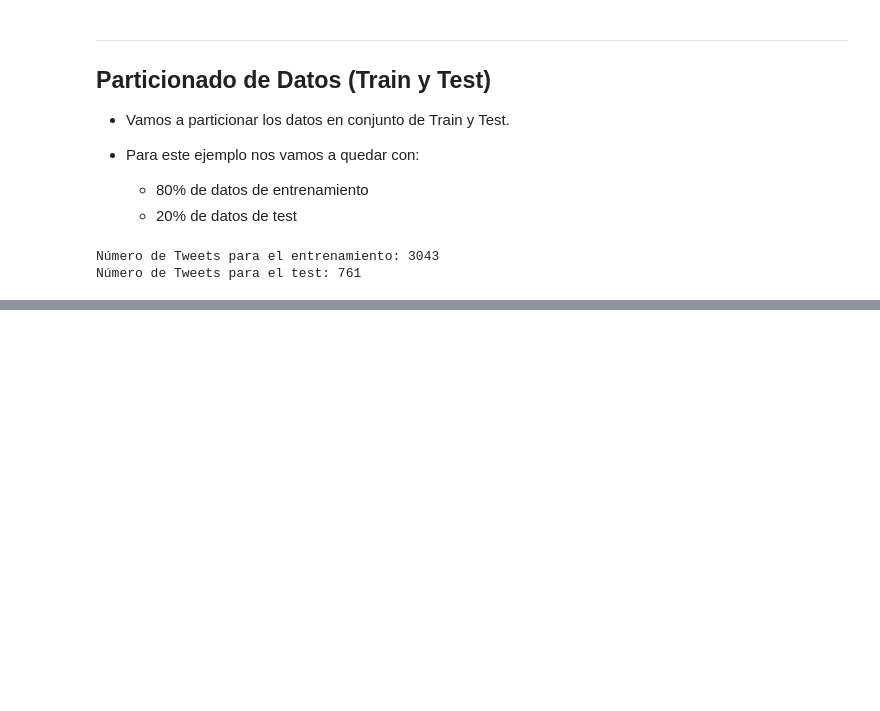
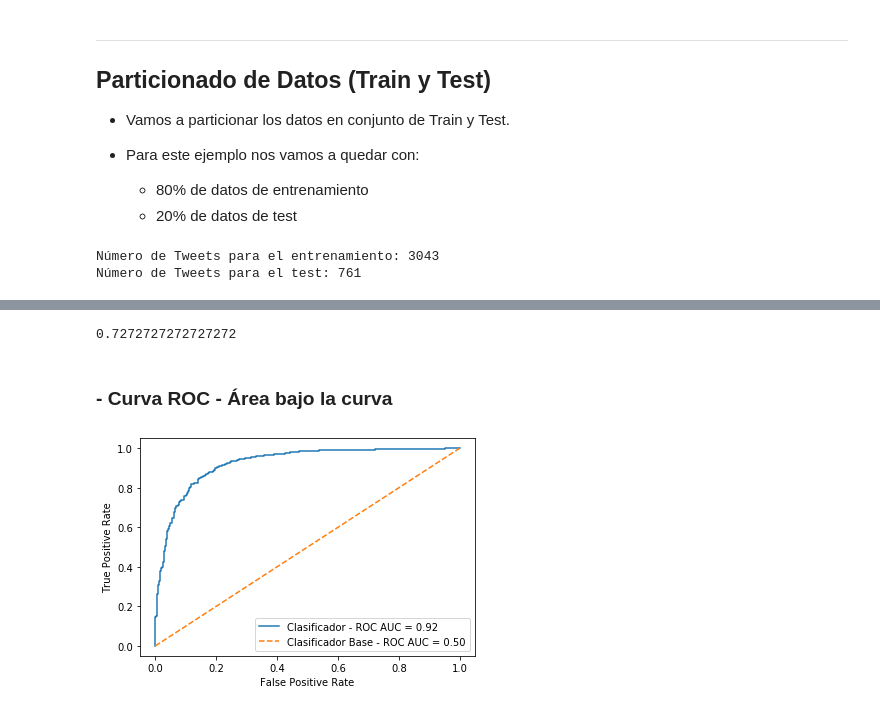
Before and after one commit to RicardoMoya/NLP_with_Python, a Jupyter notebook: 09_Scikit_Clasificacion_Textos.ipynb, the cells around one changed output, grey strips where cells are left out. Cells and saved outputs as stored; diff of their text form; code cells hidden in the pictures; blank space fills up the shorter version.

```diff
--- a/09_Scikit_Clasificacion_Textos.ipynb
+++ b/09_Scikit_Clasificacion_Textos.ipynb
@@ -250,0 +655,44 @@ confusion = confusion_matrix(y_true=y_test,
+# %%
+from sklearn.metrics import f1_score
+
+f1_score(y_true=y_real, y_pred=y_predict)
+# %% [output]
+0.7272727272727272
+# %% [markdown]
+### - Curva ROC - Área bajo la curva
+# %%
+from sklearn.datasets import make_classification
+from sklearn.linear_model import LogisticRegression
+from sklearn.metrics import roc_curve, roc_auc_score
+import matplotlib.pyplot as plt
+%matplotlib inline
+
+# Generamos un conjunto de datos de prueba con 2 clases
+X, y = make_classification(n_samples=1000, n_classes=2, random_state=1)
+
+# Creamos un Clasificador y calculamos las probabilidades de cada elemento
+clf = LogisticRegression()
+clf.fit(X, y)
+X_probs = clf.predict_proba(X)
+
+# Clasificador base: Clasificador con probabilidad de todos los elementos a cero
+X_base_prob = [0 for i in range(len(y))]
+
+
+# Obtenemos Tasa de Verdaderos Positivos (TPR), Tasa de Falsos Positivos (FPR) y el umbral
+base_fpr, base_tpr, base_thresholds = roc_curve(y, X_base_prob)
+clf_fpr, clf_tpr, clf_thresholds = roc_curve(y, X_probs[:, 1])
+
+# Calculamos el Área bajo la curva
+base_auc = roc_auc_score(y, X_base_prob)
+clf_auc = roc_auc_score(y, X_probs[:, 1])
+
+# Pintamos la curva ROC
+plt.plot(clf_fpr, clf_tpr, label='Clasificador - ROC AUC = {:0.2f}'.format(clf_auc))
+plt.plot(base_fpr, base_tpr, linestyle='--', label='Clasificador Base - ROC AUC = {:0.2f}'.format(base_auc))
+plt.xlabel('False Positive Rate')
+plt.ylabel('True Positive Rate')
+plt.legend()
+plt.show()
+# %% [output]
+[figure, added]
```
Also changed, not shown: parts of 27 cells of this notebook, 59 other files.
